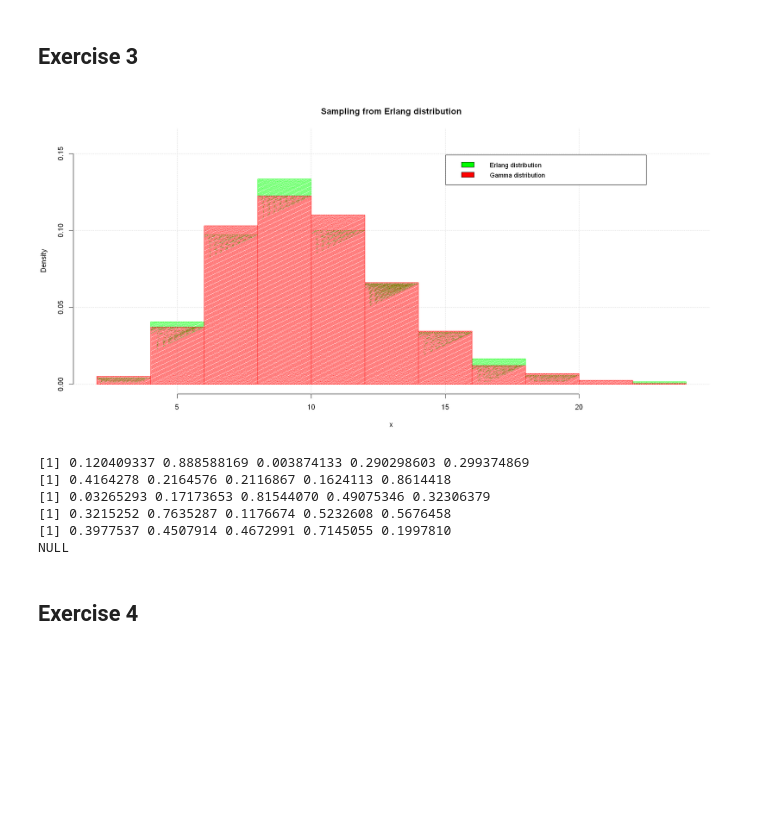
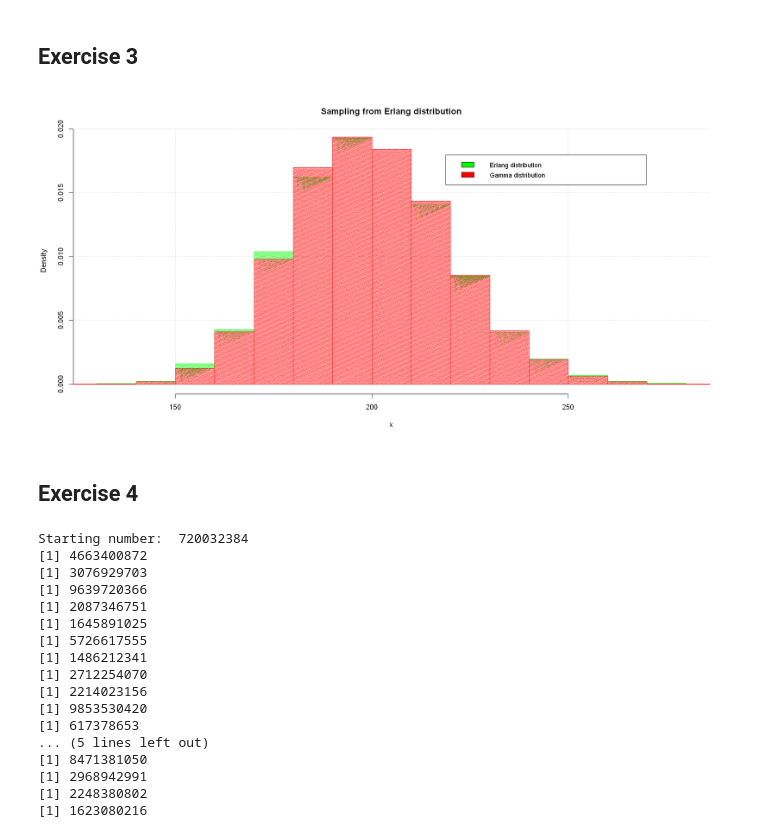
Before and after one commit to AlessandrodotF/R, a Jupyter notebook: Exe04/Exe04_Alessandro_Fella.ipynb, the cells around one changed output. Drawn from its saved outputs; the diff is of its cells as text; code cells hidden in the pictures; blank space fills up the shorter version.

```diff
--- a/Exe04/Exe04_Alessandro_Fella.ipynb
+++ b/Exe04/Exe04_Alessandro_Fella.ipynb
@@ -63,50 +163,71 @@ What color have you drawn? B
 # %%
 seed=12345
 options(repr.plot.width=16, repr.plot.height=8)
 
-beta<-1
-N<-1000
-m<-10
+beta<-2
+N<-10000
+m<-100
 
 func<- function(beta,N,m){
     y <- vector()
     for (i in 1:N){
         k <- runif(m)
         x <- (-log(k))
         y[i] <- (beta*sum(x))
     }
     return(y)
 }
 erlang<-func(beta,N,m)
-p1<-hist(erlang, xlab='x', ylab='Density',ylim=c(0,0.16), density=100, main="Sampling from Erlang distribution", prob=TRUE,col='green')
+p1<-hist(erlang, xlab='x', ylab='Density', density=100, main="Sampling from Erlang distribution", prob=TRUE,col='green')
 grid()
 #From R functions:
-x2 <- rgamma(N,shape=m,rate=beta)
-p2<-hist(x2, xlab='x', ylab='Density',ylim=c(0,0.16), density=100, main="Sampling from Erlang distribution", prob=TRUE,col='red',add=TRUE)
+x2 <- rgamma(N,shape=m,rate=1/beta)
+p2<-hist(x2, xlab='x', ylab='Density', density=100, main="Sampling from Erlang distribution", prob=TRUE,col='red',add=TRUE)
 #legend
  legend("topright", inset=0.1,legend=c("Erlang distribution","Gamma distribution"),
         col=c(('green'),('red')), cex=0.9,
         fill=c(('green'),('red')), box.lty=1)
 # %% [output]
-[figure, old version]
+[figure, new version]
-# %%
-func<- function(lambda,N){
-    y <- vector()
-    for (i in 1:5){
-        k <- runif(N/2)
-        print(k)
-    }
-
-}
-
-tac<-func(0.5,10)
-print(tac)
-# %% [output]
-[1] 0.120409337 0.888588169 0.003874133 0.290298603 0.299374869
-[1] 0.4164278 0.2164576 0.2116867 0.1624113 0.8614418
-[1] 0.03265293 0.17173653 0.81544070 0.49075346 0.32306379
-[1] 0.3215252 0.7635287 0.1176674 0.5232608 0.5676458
-[1] 0.3977537 0.4507914 0.4672991 0.7145055 0.1997810
-NULL
 # %% [markdown]
 ## Exercise 4
+# %%
+
+options(scipen=999)
+
+
+m_s_a <- function(n_digit,len) {
+    number <- sample(n_digit^10, 1)
+    cat('Starting number: ', number, '\n')
+    for (i in 1:len){
+            number <- unlist(strsplit(as.character(number*number),""))
+        while (length(number) > 10) {
+            if (length(number)%%2 == 0)
+            {number <- head(number,-1)}
+            else
+            {number <- tail(number,-1)}
+            }
+
+            number <- as.numeric(paste(number, collapse=""))
+            print(number)
+        }
+}
+m_s_a(10,20)
+# %% [output]
+Starting number:  720032384
+[1] 4663400872
+[1] 3076929703
+[1] 9639720366
+[1] 2087346751
+[1] 1645891025
+[1] 5726617555
+[1] 1486212341
+[1] 2712254070
+[1] 2214023156
+[1] 9853530420
+[1] 617378653
+... (5 lines left out)
+[1] 8471381050
+[1] 2968942991
+[1] 2248380802
+[1] 1623080216
```
Also changed, not shown: parts of 3 cells of this notebook.
